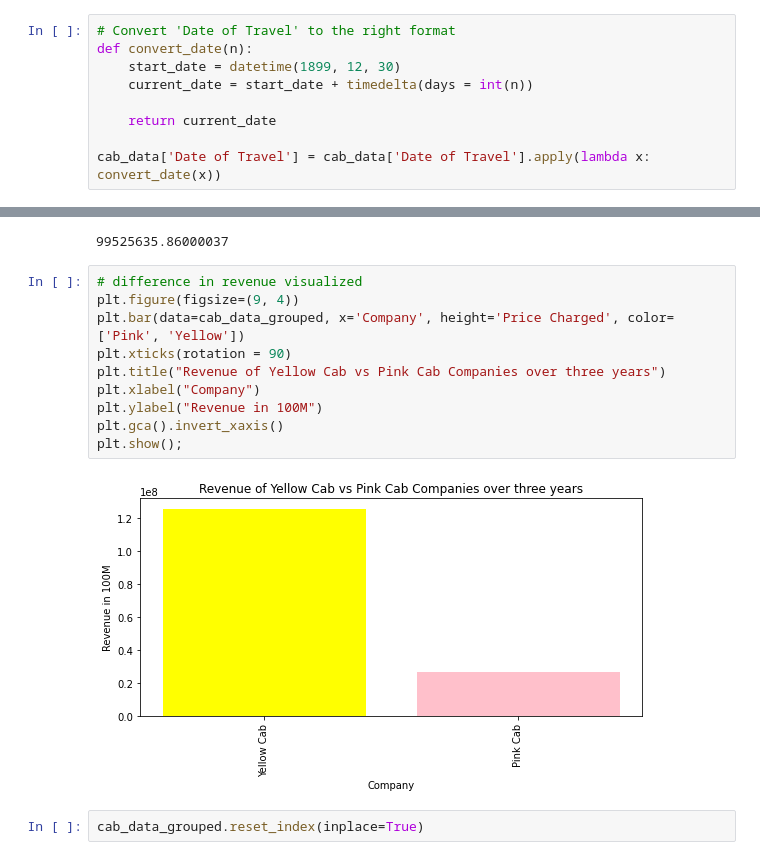
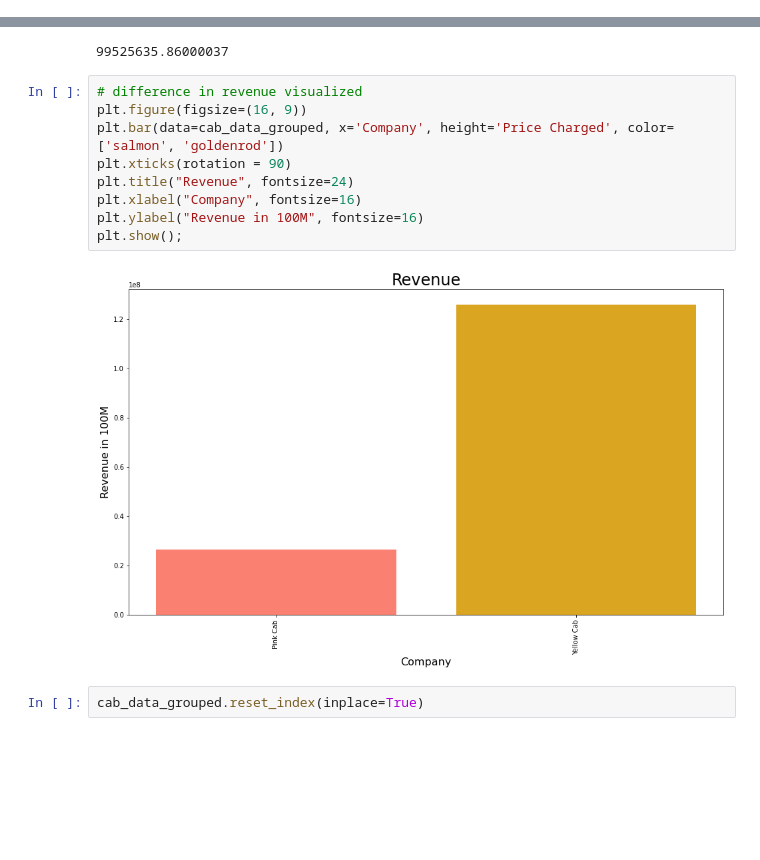
Before and after one commit to Ehab42/G2M-insight-for-Cab-Investment-firm, a Jupyter notebook: cab_data_EDA.ipynb, the cells around one changed output, grey strips where cells are left out. Cells and saved outputs as stored; diff of their text form; blank space fills up the shorter version.

```diff
--- a/cab_data_EDA.ipynb
+++ b/cab_data_EDA.ipynb
@@ -25,15 +25,6 @@ cab_data.head(10)
 | 7 | 10000018 | 42376 | Pink Cab | AUSTIN TX | 35.65 | 466.10 | 377.890 |
 | 8 | 10000019 | 42381 | Pink Cab | BOSTON MA | 14.40 | 191.61 | 146.880 |
 | 9 | 10000020 | 42375 | Pink Cab | BOSTON MA | 10.89 | 156.98 | 113.256 |
-# %%
-# Convert 'Date of Travel' to the right format
-def convert_date(n):
-    start_date = datetime(1899, 12, 30)
-    current_date = start_date + timedelta(days = int(n))
-
-    return current_date
-
-cab_data['Date of Travel'] = cab_data['Date of Travel'].apply(lambda x: convert_date(x))
 # %%
 cab_data.head(10)
 # %% [output]
@@ -149,16 +156,15 @@ cab_data_grouped.iloc[1]['Price Charged'] - cab_data_grouped.iloc[0]['Price Char
 99525635.86000037
 # %%
 # difference in revenue visualized
-plt.figure(figsize=(9, 4))
-plt.bar(data=cab_data_grouped, x='Company', height='Price Charged', color=['Pink', 'Yellow'])
+plt.figure(figsize=(16, 9))
+plt.bar(data=cab_data_grouped, x='Company', height='Price Charged', color=['salmon', 'goldenrod'])
 plt.xticks(rotation = 90)
-plt.title("Revenue of Yellow Cab vs Pink Cab Companies over three years")
-plt.xlabel("Company")
-plt.ylabel("Revenue in 100M")
-plt.gca().invert_xaxis()
+plt.title("Revenue", fontsize=24)
+plt.xlabel("Company", fontsize=16)
+plt.ylabel("Revenue in 100M", fontsize=16)
 plt.show();
 # %% [output]
-[figure, old version]
+[figure, new version]
 # %%
 cab_data_grouped.reset_index(inplace=True)
 # %% [markdown]
```
Also changed, not shown: parts of 8 cells of this notebook.
